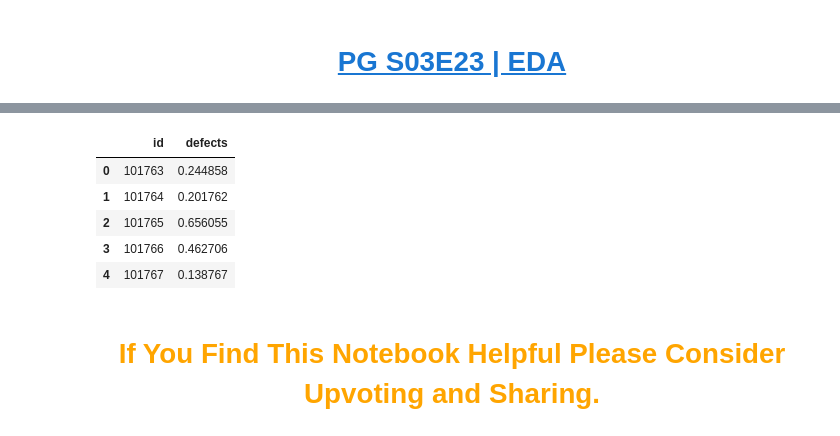
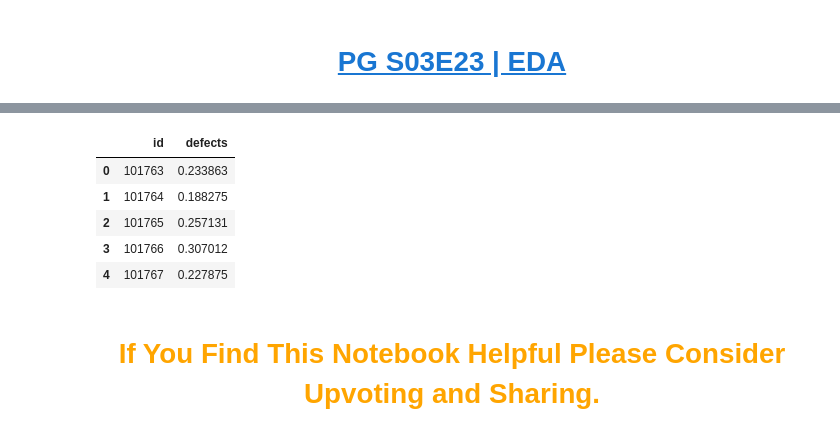
Before and after one commit to Abdulrahman-Adel/Kaggle-Adventures, a Jupyter notebook: pg-s03e23-quick-and-dirty-implementation.ipynb, the cells around one changed output, grey strips where cells are left out. Cells and saved outputs as stored; diff of their text form; code cells hidden in the pictures.

```diff
--- a/pg-s03e23-quick-and-dirty-implementation.ipynb
+++ b/pg-s03e23-quick-and-dirty-implementation.ipynb
@@ -36,0 +154,9 @@ xtr, ytr = tr.drop('defects', axis = 1), tr['defects']
+# %%
+over = SMOTE(sampling_strategy=0.3, random_state=SEED)
+under = RandomUnderSampler(sampling_strategy=0.5, random_state=SEED)
+steps = [("o", over), ("u", under)]
+pipeline = Pipeline(steps=steps)
+
+os_x, os_y = pipeline.fit_resample(x_new, y)
+
+results = experiment(os_x, os_y, "yeo-johnson + SMOTE")
@@ -37,12 +165,11 @@ xtr, ytr = tr.drop('defects', axis = 1), tr['defects']
 # %%
-lgbm = LGBMClassifier()
+eclf = VotingClassifier(
+    estimators=tmp_estimators,
+    voting="soft",
+    weights=results,
+)
 
-kf = StratifiedKFold(n_splits = 10)
-scores = cross_val_score(lgbm,
-                        xtr,
-                        ytr,
-                        scoring = 'roc_auc',
-                        cv = kf,
-                        n_jobs = -1)
-print(f'{lgbm.__class__.__name__} auroc score: {scores.mean()}')
+kf = RepeatedStratifiedKFold(n_splits=10, n_repeats=3, random_state=SEED)
+scores = cross_val_score(eclf, os_x, os_y, scoring="roc_auc", cv=kf, n_jobs=-1)
+print(f"{eclf.__class__.__name__} auroc score: {scores.mean()}")
 # %% [output]
@@ -74,12 +176,0 @@ HistGradientBoostingClassifier auroc score: 0.7913378678533382
-# %%
-eclf = VotingClassifier(
-     estimators=[('lgbm', lgbm), ('cat', cat), ('hist', hist)],
-     voting='soft')
-
-scores = cross_val_score(eclf,
-                        xtr,
-                        ytr,
-                        scoring = 'roc_auc',
-                        cv = kf,
-                        n_jobs = -1)
-print(f'{eclf.__class__.__name__} auroc score: {scores.mean()}')
@@ -100,13 +177,14 @@ plt.show()
 # %%
-eclf.fit(xtr, ytr)
-submission = pd.DataFrame({'id': test_ids,
-                          'defects': pd.Series(eclf.predict_proba(ts)[:, 1])})
+eclf.fit(os_x, os_y)
+submission = pd.DataFrame(
+    {"id": test_ids, "defects": pd.Series(eclf.predict_proba(ts)[:, 1])}
+)
 submission.head()
 # %% [output]
 |  | id | defects |
-| 0 | 101763 | 0.244858 |
-| 1 | 101764 | 0.201762 |
-| 2 | 101765 | 0.656055 |
-| 3 | 101766 | 0.462706 |
-| 4 | 101767 | 0.138767 |
+| 0 | 101763 | 0.233863 |
+| 1 | 101764 | 0.188275 |
+| 2 | 101765 | 0.257131 |
+| 3 | 101766 | 0.307012 |
+| 4 | 101767 | 0.227875 |
 # %%
```
Also changed, not shown: parts of 17 cells of this notebook.
